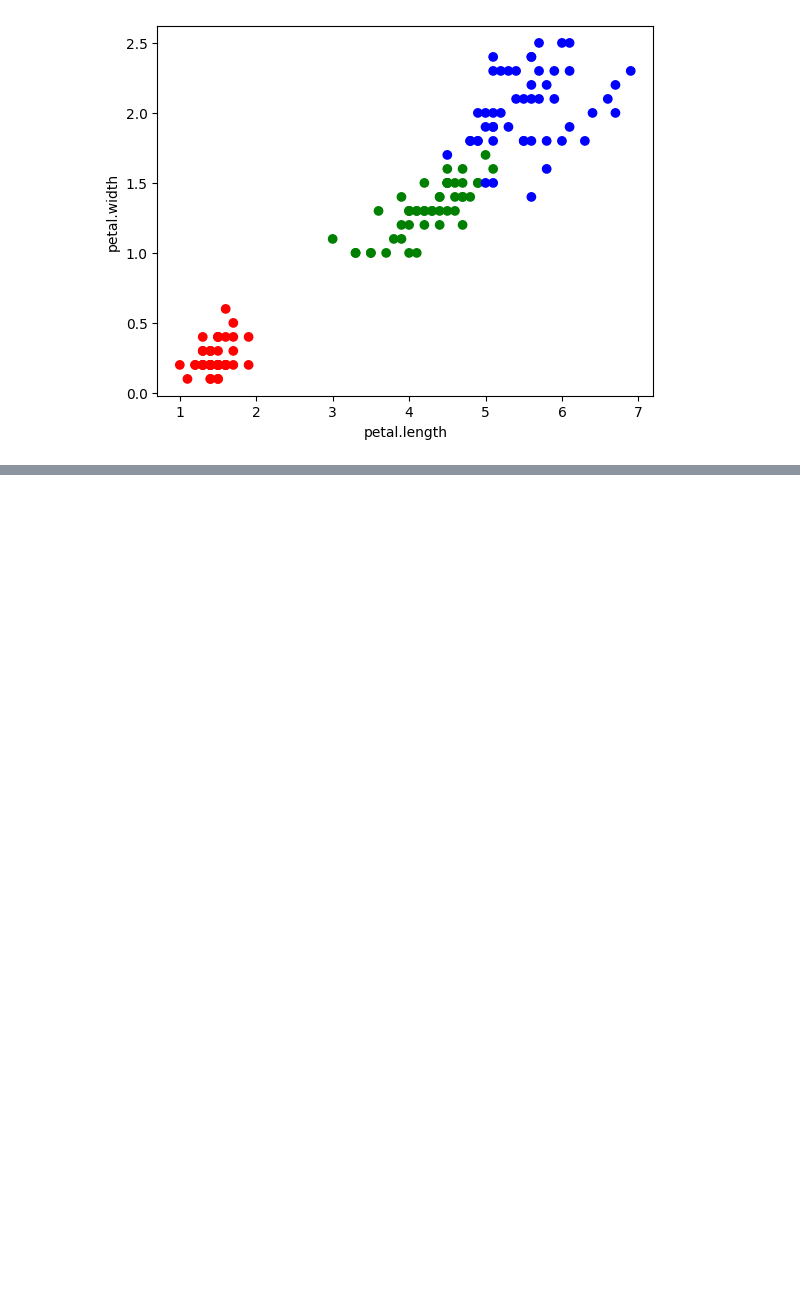
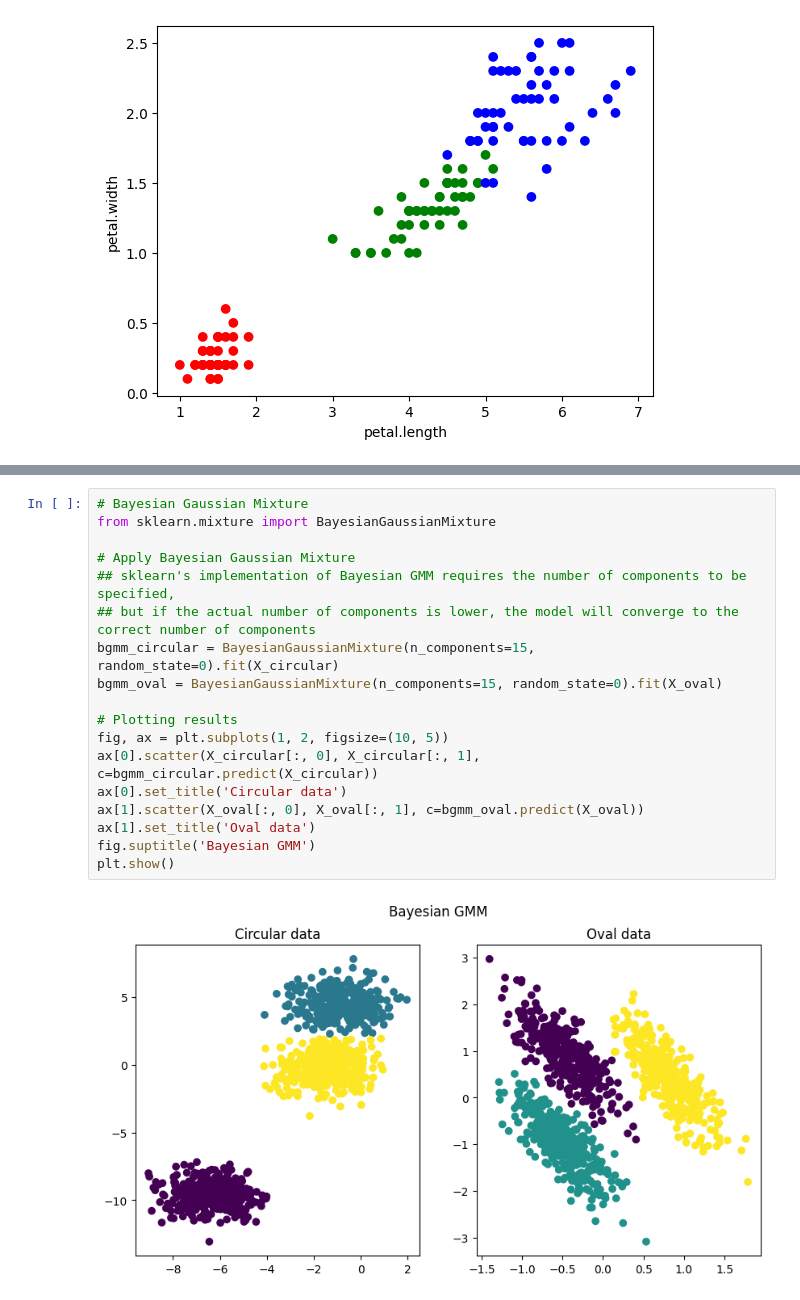
Before and after one commit to davidecapone/MixtureModelsClustering, a Jupyter notebook: notebooks/main.ipynb, the cells around one changed output, grey strips where cells are left out. Saved outputs shown, nothing was run; the diff lists cells and outputs as text; blank space fills up the shorter version.

```diff
--- a/notebooks/main.ipynb
+++ b/notebooks/main.ipynb
@@ -25,0 +95,20 @@ for column in itertools.combinations(iris.columns[:-2], 2):
+# %%
+# Bayesian Gaussian Mixture
+from sklearn.mixture import BayesianGaussianMixture
+
+# Apply Bayesian Gaussian Mixture
+## sklearn's implementation of Bayesian GMM requires the number of components to be specified,
+## but if the actual number of components is lower, the model will converge to the correct number of components
+bgmm_circular = BayesianGaussianMixture(n_components=15, random_state=0).fit(X_circular)
+bgmm_oval = BayesianGaussianMixture(n_components=15, random_state=0).fit(X_oval)
+
+# Plotting results
+fig, ax = plt.subplots(1, 2, figsize=(10, 5))
+ax[0].scatter(X_circular[:, 0], X_circular[:, 1], c=bgmm_circular.predict(X_circular))
+ax[0].set_title('Circular data')
+ax[1].scatter(X_oval[:, 0], X_oval[:, 1], c=bgmm_oval.predict(X_oval))
+ax[1].set_title('Oval data')
+fig.suptitle('Bayesian GMM')
+plt.show()
+# %% [output]
+[figure, added]
```
Also changed, not shown: parts of 7 cells of this notebook.
